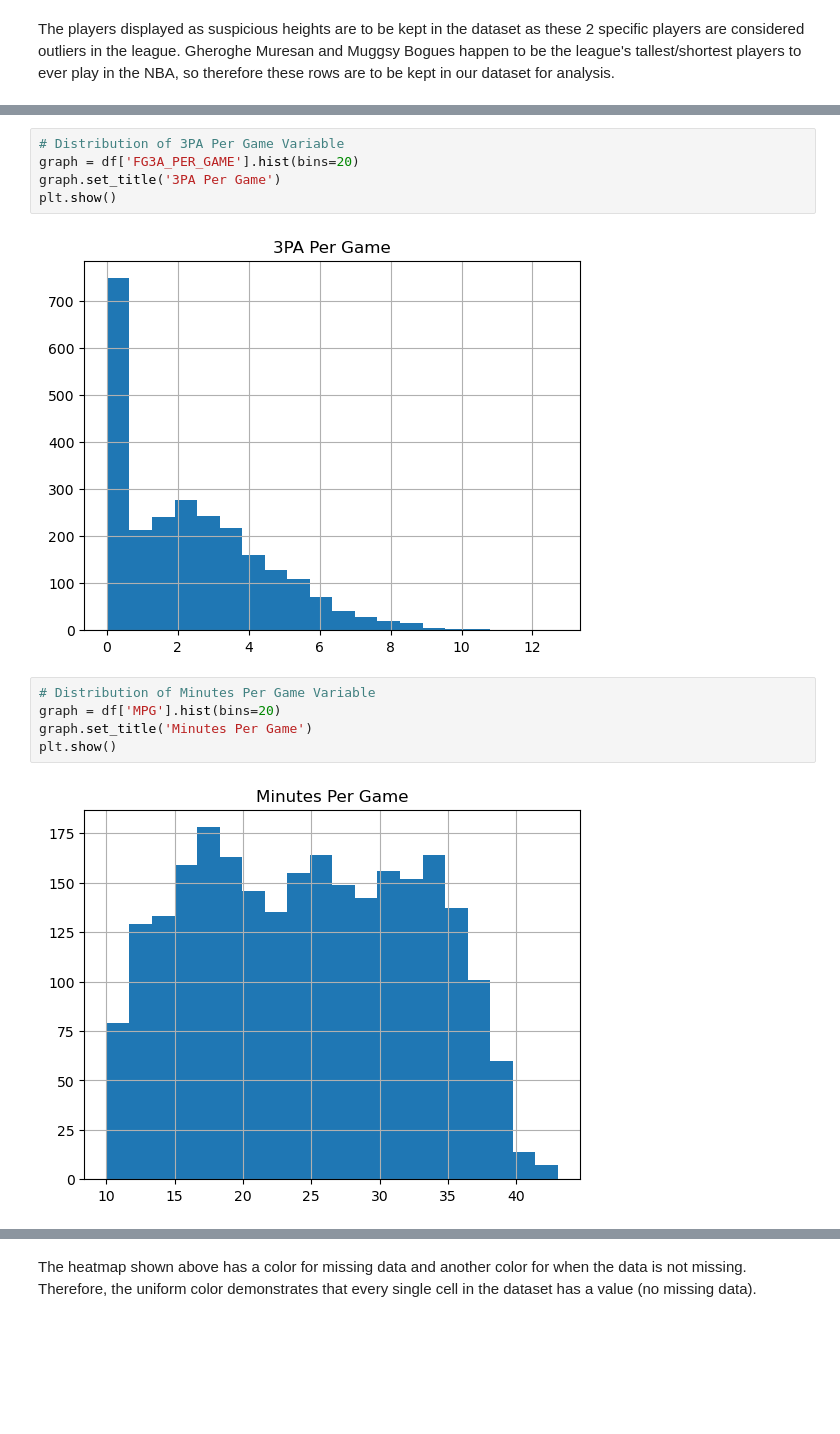
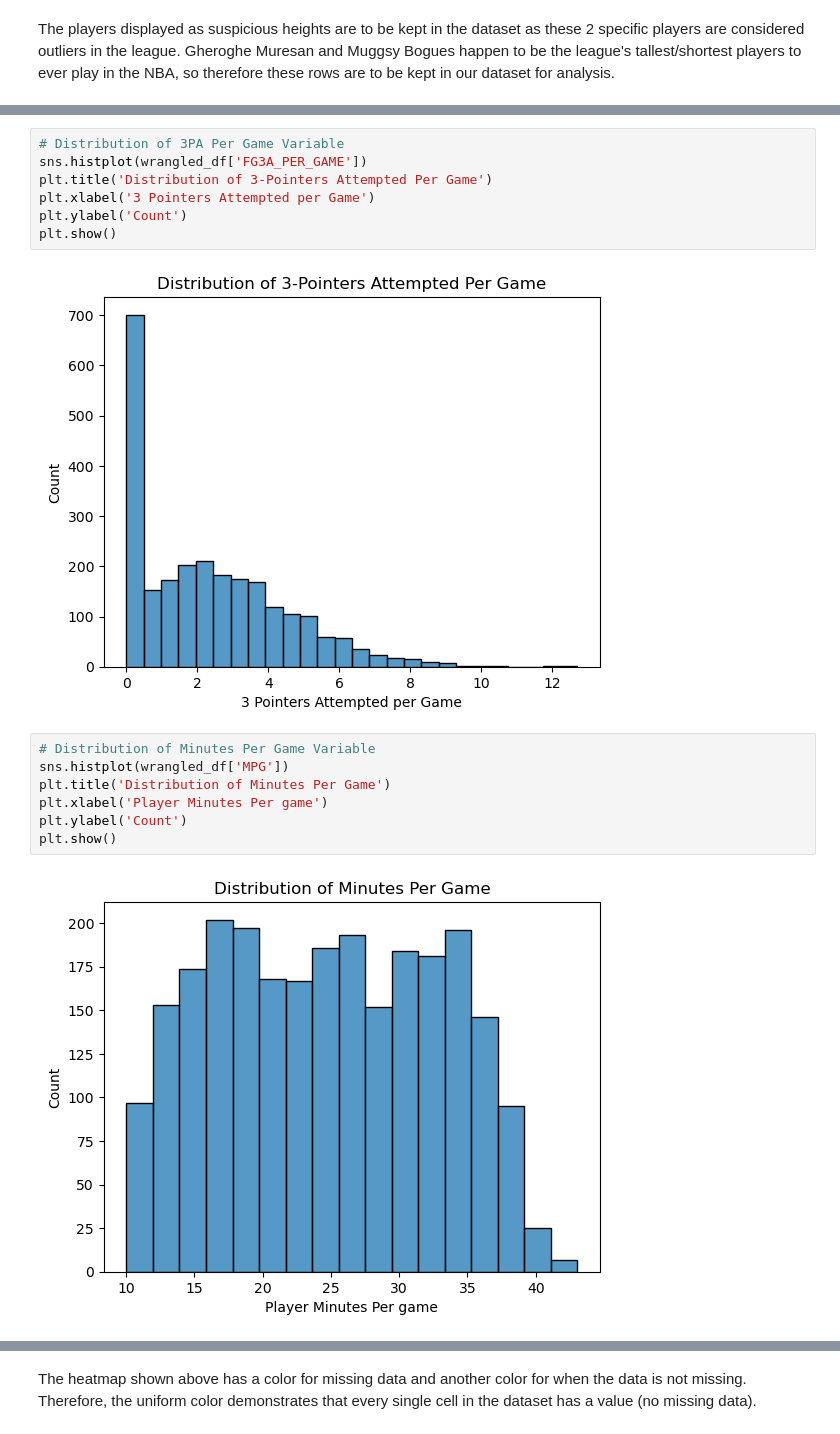
Before and after one commit to COGS108/Group058_WI26, a Jupyter notebook: 02-EDACheckpoint.ipynb, the cells around one changed output, grey strips where cells are left out. Saved outputs shown, nothing was run; the diff lists cells and outputs as text; blank space fills up the shorter version.

Commit message:
Added more descriptions to visuals

```diff
--- a/02-EDACheckpoint.ipynb
+++ b/02-EDACheckpoint.ipynb
@@ -365,16 +383,20 @@ plt.show()
 # %%
 # Distribution of 3PA Per Game Variable
-graph = df['FG3A_PER_GAME'].hist(bins=20)
-graph.set_title('3PA Per Game')
+sns.histplot(wrangled_df['FG3A_PER_GAME'])
+plt.title('Distribution of 3-Pointers Attempted Per Game')
+plt.xlabel('3 Pointers Attempted per Game')
+plt.ylabel('Count')
 plt.show()
 # %% [output]
-[figure, old version]
+[figure, new version]
 # %%
 # Distribution of Minutes Per Game Variable
-graph = df['MPG'].hist(bins=20)
-graph.set_title('Minutes Per Game')
+sns.histplot(wrangled_df['MPG'])
+plt.title('Distribution of Minutes Per Game')
+plt.xlabel('Player Minutes Per game')
+plt.ylabel('Count')
 plt.show()
 # %% [output]
-[figure, old version]
+[figure, new version]
 # %%
 # Missing Values Graph
```
Also changed, not shown: parts of 5 cells of this notebook.
